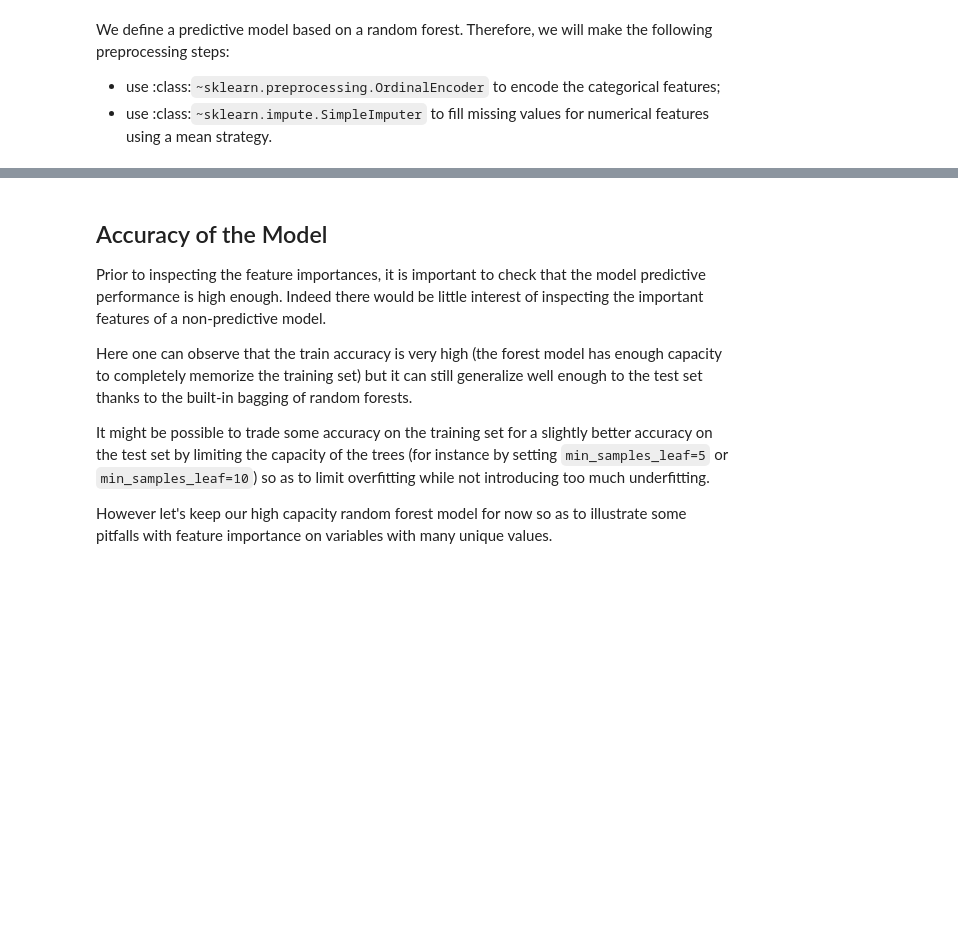
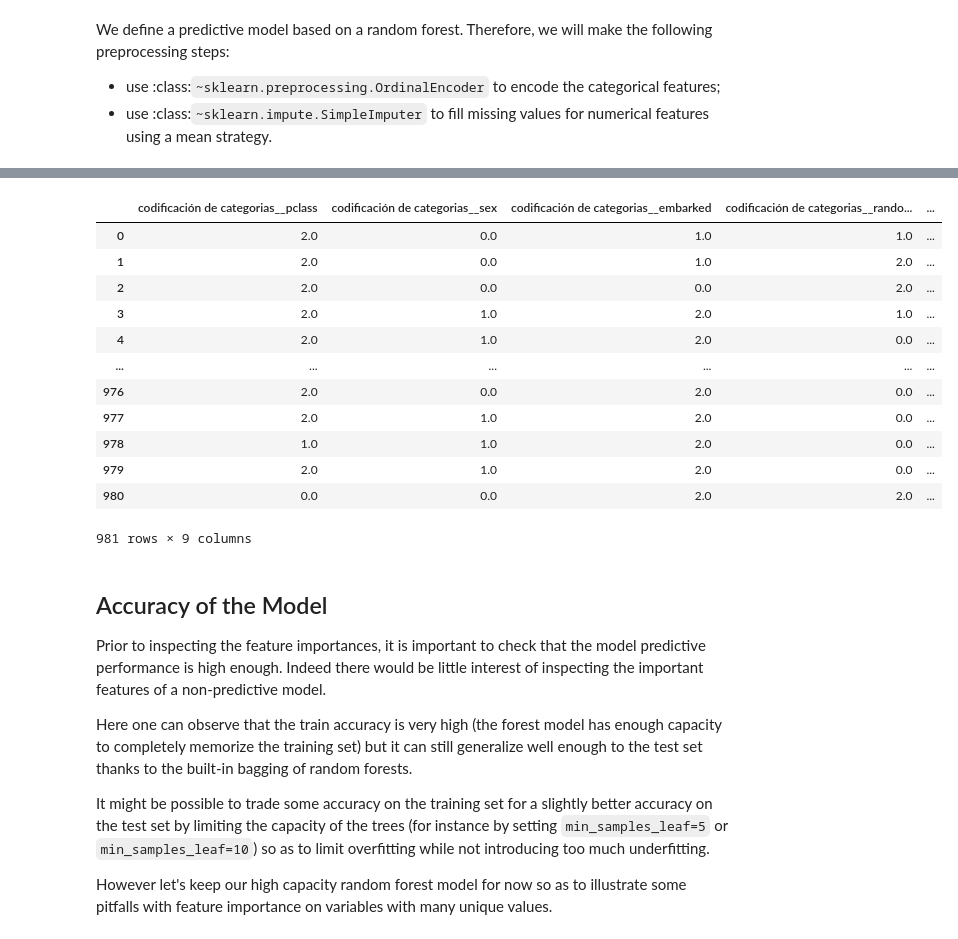
Before and after one commit to DiegoCorredor724/Proyecto1, a Jupyter notebook: Código/plot_permutation_importance.ipynb, the cells around one changed output, grey strips where cells are left out. Cells and saved outputs as stored; diff of their text form; code cells hidden in the pictures; blank space fills up the shorter version.

```diff
--- a/Código/plot_permutation_importance.ipynb
+++ b/Código/plot_permutation_importance.ipynb
@@ -115,0 +116,5 @@ Pipeline(steps=[('Preprocesamiento',
+# %%
+import pandas as pd
+primer_paso=flujo['Preprocesamiento']
+primer_paso
+primer_paso.get_feature_names_out()
@@ -116,3 +131,20 @@ Pipeline(steps=[('Preprocesamiento',
+# %%
+DF = pd.DataFrame(primer_paso.transform(X_train),columns=primer_paso.get_feature_names_out())
+DF
+# %% [output]
+|  | codificación de categorias__pclass | codificación de categorias__sex | codificación de categorias__embarked | codificación de categorias__rando... | ... |
+| 0 | 2.0 | 0.0 | 1.0 | 1.0 | ... |
+| 1 | 2.0 | 0.0 | 1.0 | 2.0 | ... |
+| 2 | 2.0 | 0.0 | 0.0 | 2.0 | ... |
+| 3 | 2.0 | 1.0 | 2.0 | 1.0 | ... |
+| 4 | 2.0 | 1.0 | 2.0 | 0.0 | ... |
+| ... | ... | ... | ... | ... | ... |
+| 976 | 2.0 | 0.0 | 2.0 | 0.0 | ... |
+| 977 | 2.0 | 1.0 | 2.0 | 0.0 | ... |
+| 978 | 1.0 | 1.0 | 2.0 | 0.0 | ... |
+| 979 | 2.0 | 1.0 | 2.0 | 0.0 | ... |
+| 980 | 0.0 | 0.0 | 2.0 | 2.0 | ... |
+981 rows × 9 columns
 # %% [markdown]
 ## Accuracy of the Model
 Prior to inspecting the feature importances, it is important to check that
```
Also changed, not shown: parts of 13 cells of this notebook.
